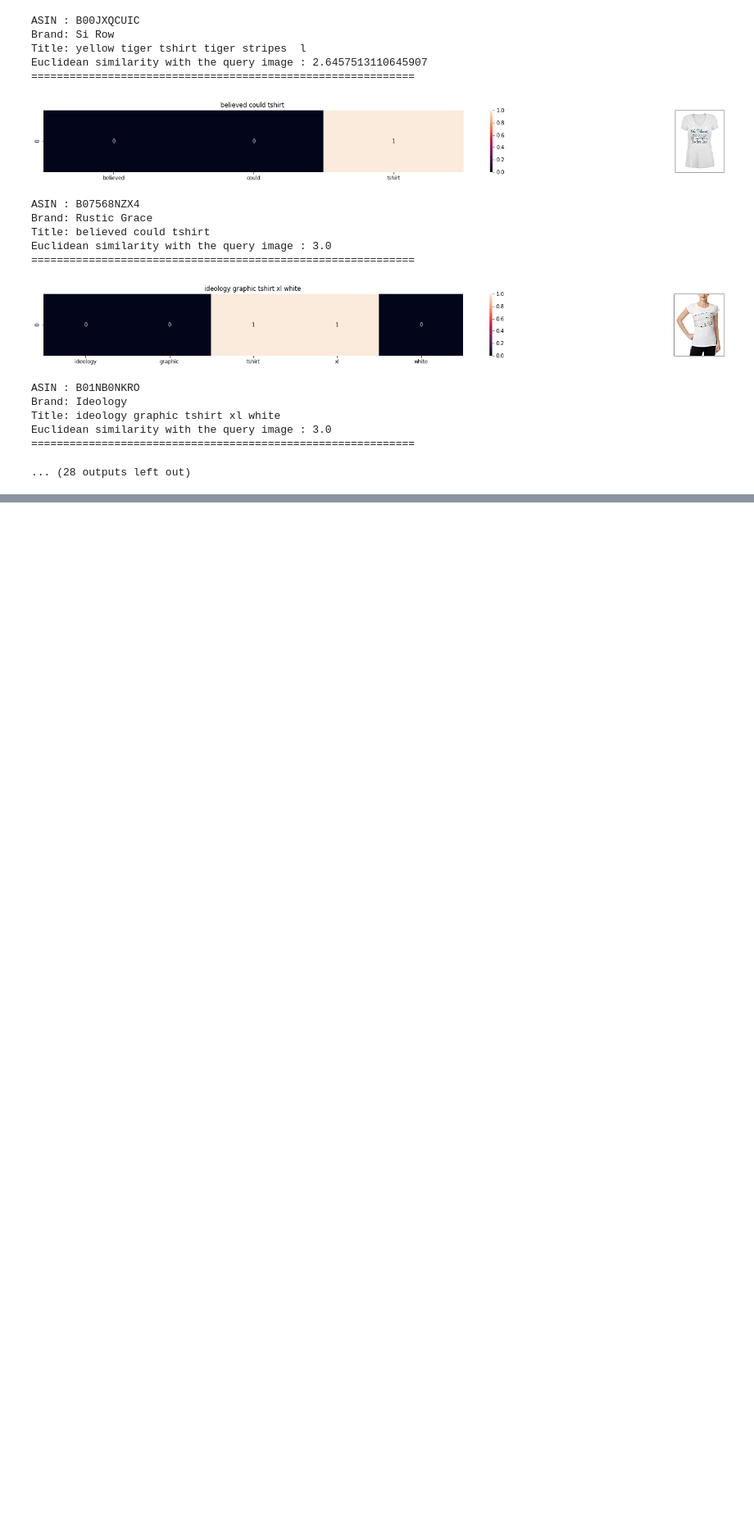
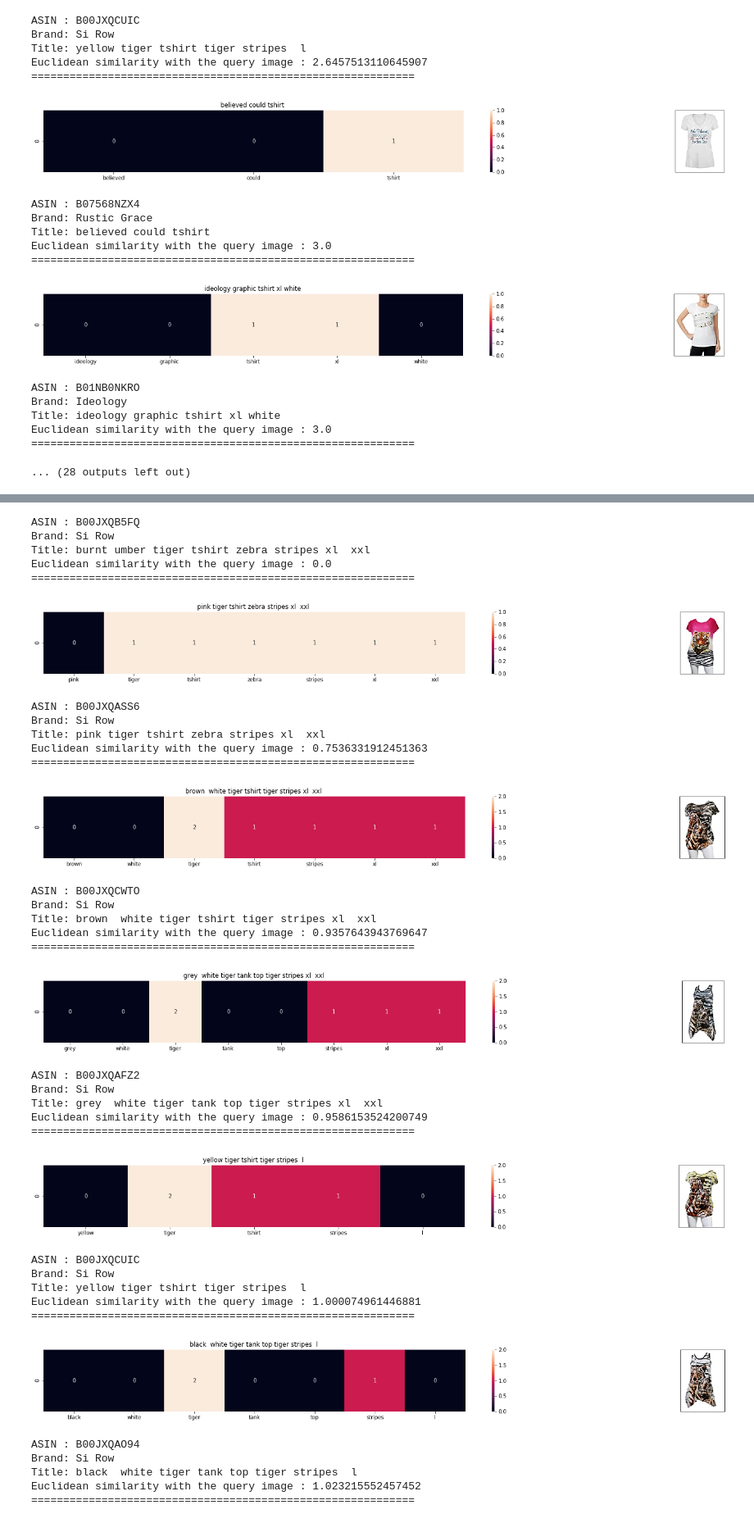
Before and after one commit to rj7shakya/amazon_fashion, a Jupyter notebook: amazon_fashion_discovery.ipynb, the cells around one changed output, grey strips where cells are left out. Shown at 82% size. Saved outputs shown, nothing was run; the diff lists cells and outputs as text; code cells hidden in the pictures; blank space fills up the shorter version.

Commit message:
idf and tfidf similarity added

```diff
--- a/amazon_fashion_discovery.ipynb
+++ b/amazon_fashion_discovery.ipynb
@@ -342,0 +345,19 @@ Euclidean similarity with the query image : 3.0
+# %%
+tfidf_title_vectorizer = TfidfVectorizer(min_df=0)
+tfidf_title_features = tfidf_title_vectorizer.fit_transform(data['title'])
+# %%
+def tfidf_model(doc_id,num_results):
+    pairwise_dist = pairwise_distances(tfidf_title_features,tfidf_title_features[doc_id])
+    indices = np.argsort(pairwise_dist.flatten())[0:num_results]
+    pdists  = np.sort(pairwise_dist.flatten())[0:num_results]
+    df_indices = list(data.index[indices])
+    for i in range(0,len(indices)):
+        get_result(indices[i],data['title'].loc[df_indices[0]],data['title'].loc[df_indices[i]], data['medium_image_url'].loc[df_indices[i]], 'bag_of_words')
+        print('ASIN :',data['asin'].loc[df_indices[i]])
+        print ('Brand:', data['brand'].loc[df_indices[i]])
+        print ('Title:', data['title'].loc[df_indices[i]])
+        print ('Euclidean similarity with the query image :', pdists[i])
+        print('='*60)
+
+tfidf_model(12566, 20)
+# %% [output]
@@ -342,0 +365,35 @@ Euclidean similarity with the query image : 3.0
+ASIN : B00JXQB5FQ
+Brand: Si Row
+Title: burnt umber tiger tshirt zebra stripes xl  xxl
+Euclidean similarity with the query image : 0.0
+============================================================
+[figure, added]
+ASIN : B00JXQASS6
+Brand: Si Row
+Title: pink tiger tshirt zebra stripes xl  xxl
+Euclidean similarity with the query image : 0.7536331912451363
+============================================================
+[figure, added]
+ASIN : B00JXQCWTO
+Brand: Si Row
+Title: brown  white tiger tshirt tiger stripes xl  xxl
+Euclidean similarity with the query image : 0.9357643943769647
+============================================================
+[figure, added]
+ASIN : B00JXQAFZ2
+Brand: Si Row
+Title: grey  white tiger tank top tiger stripes xl  xxl
+Euclidean similarity with the query image : 0.9586153524200749
+============================================================
+[figure, added]
+ASIN : B00JXQCUIC
+Brand: Si Row
+Title: yellow tiger tshirt tiger stripes  l
+Euclidean similarity with the query image : 1.000074961446881
+============================================================
+[figure, added]
+ASIN : B00JXQAO94
+Brand: Si Row
+Title: black  white tiger tank top tiger stripes  l
+Euclidean similarity with the query image : 1.023215552457452
+============================================================
```
Also changed, not shown: parts of 8 cells of this notebook.
